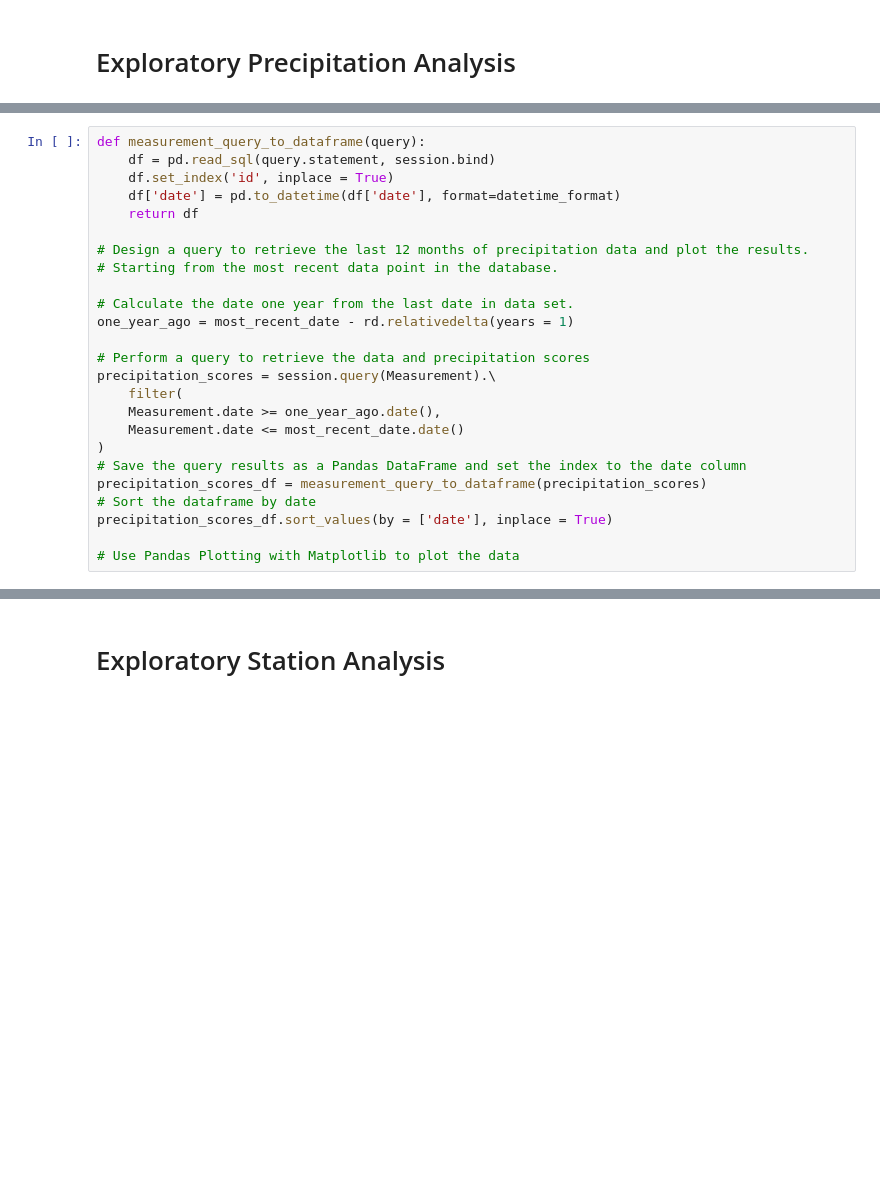
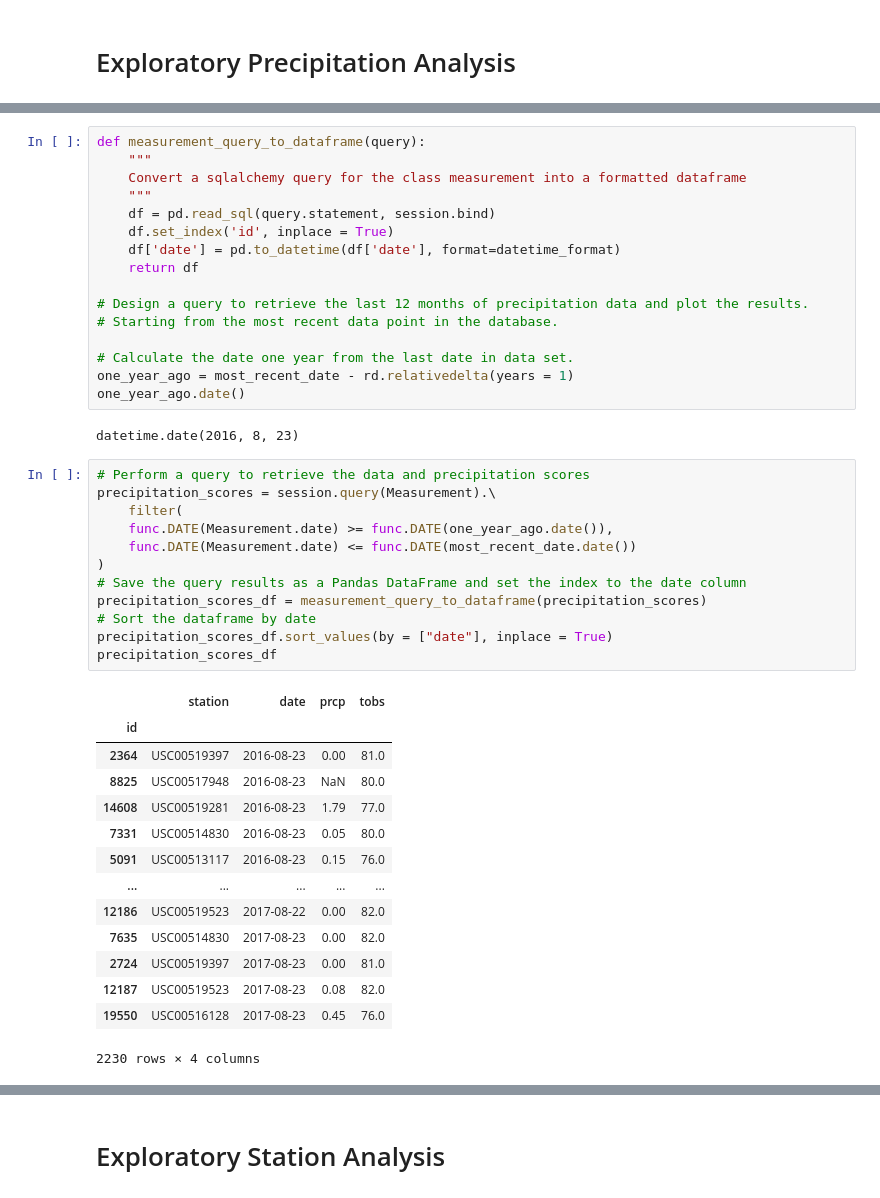
Before and after one commit to uno-sebastian/sqlalchemy-challenge, a Jupyter notebook: climate_analysis.ipynb, the cells around one changed output, grey strips where cells are left out. Cells and saved outputs as stored; diff of their text form; blank space fills up the shorter version.

```diff
--- a/climate_analysis.ipynb
+++ b/climate_analysis.ipynb
@@ -100,5 +101,8 @@ datetime.datetime(2017, 8, 23, 0, 0)
 # %%
 def measurement_query_to_dataframe(query):
+    """
+    Convert a sqlalchemy query for the class measurement into a formatted dataframe
+    """
     df = pd.read_sql(query.statement, session.bind)
     df.set_index('id', inplace = True)
     df['date'] = pd.to_datetime(df['date'], format=datetime_format)
@@ -109,16 +113,33 @@ def measurement_query_to_dataframe(query):
 
 # Calculate the date one year from the last date in data set.
 one_year_ago = most_recent_date - rd.relativedelta(years = 1)
-
-# Perform a query to retrieve the data and precipitation scores
-precipitation_scores = session.query(Measurement).\
-    filter(
-    Measurement.date >= one_year_ago.date(),
-    Measurement.date <= most_recent_date.date()
-)
-# Save the query results as a Pandas DataFrame and set the index to the date column
-precipitation_scores_df = measurement_query_to_dataframe(precipitation_scores)
-# Sort the dataframe by date
-precipitation_scores_df.sort_values(by = ['date'], inplace = True)
-
-# Use Pandas Plotting with Matplotlib to plot the data
+one_year_ago.date()
+# %% [output]
+datetime.date(2016, 8, 23)
+# %%
+# Perform a query to retrieve the data and precipitation scores
+precipitation_scores = session.query(Measurement).\
+    filter(
+    func.DATE(Measurement.date) >= func.DATE(one_year_ago.date()),
+    func.DATE(Measurement.date) <= func.DATE(most_recent_date.date())
+)
+# Save the query results as a Pandas DataFrame and set the index to the date column
+precipitation_scores_df = measurement_query_to_dataframe(precipitation_scores)
+# Sort the dataframe by date
+precipitation_scores_df.sort_values(by = ["date"], inplace = True)
+precipitation_scores_df
+# %% [output]
+|  | station | date | prcp | tobs |
+| id |  |  |  |  |
+| 2364 | USC00519397 | 2016-08-23 | 0.00 | 81.0 |
+| 8825 | USC00517948 | 2016-08-23 | NaN | 80.0 |
+| 14608 | USC00519281 | 2016-08-23 | 1.79 | 77.0 |
+| 7331 | USC00514830 | 2016-08-23 | 0.05 | 80.0 |
+| 5091 | USC00513117 | 2016-08-23 | 0.15 | 76.0 |
+| ... | ... | ... | ... | ... |
+| 12186 | USC00519523 | 2017-08-22 | 0.00 | 82.0 |
+| 7635 | USC00514830 | 2017-08-23 | 0.00 | 82.0 |
+| 2724 | USC00519397 | 2017-08-23 | 0.00 | 81.0 |
+| 12187 | USC00519523 | 2017-08-23 | 0.08 | 82.0 |
+| 19550 | USC00516128 | 2017-08-23 | 0.45 | 76.0 |
+2230 rows × 4 columns
```
Also changed, not shown: parts of 8 cells of this notebook, 3 other files.
